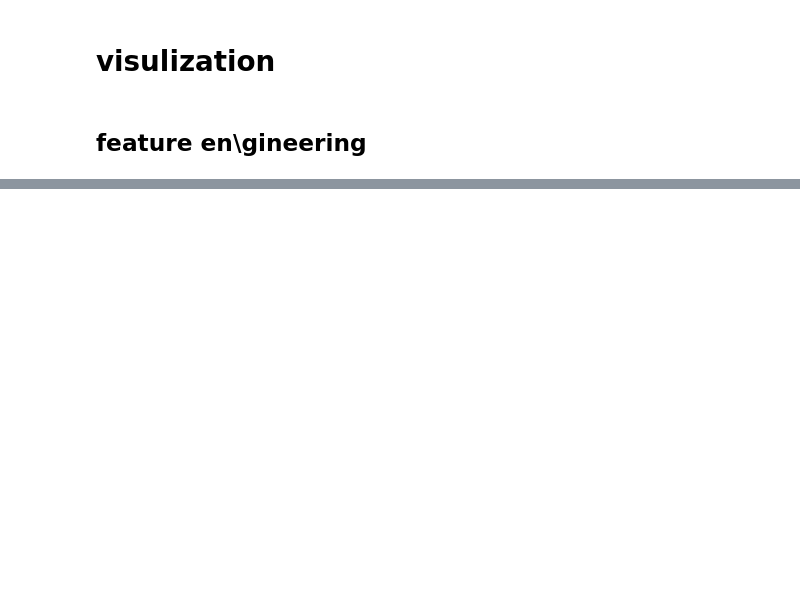
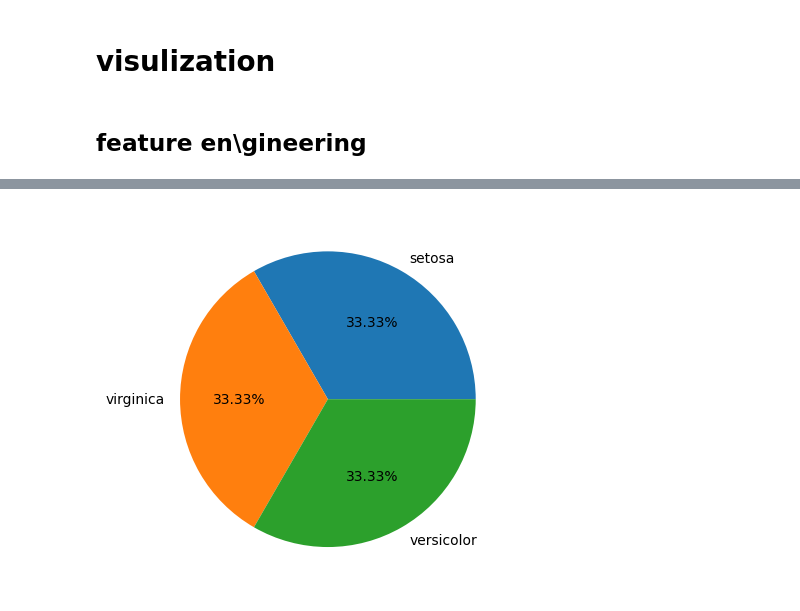
Before and after one commit to khushilal1/codSoft_Intern, a Jupyter notebook: iris_classifiaction/iris .ipynb, the cells around one changed output, grey strips where cells are left out. Drawn from its saved outputs; the diff is of its cells as text; code cells hidden in the pictures; blank space fills up the shorter version.

```diff
--- a/iris_classifiaction/iris .ipynb
+++ b/iris_classifiaction/iris .ipynb
@@ -77,0 +112,6 @@ df.describe()
+# %%
+#PIE CHART
+plt.pie(df['species'].value_counts(),labels=['setosa','virginica','versicolor'],autopct='%.2f%%')
+plt.show()
+# %% [output]
+[figure, added]
```
Also changed, not shown: parts of 58 cells of this notebook, 3 other files.
